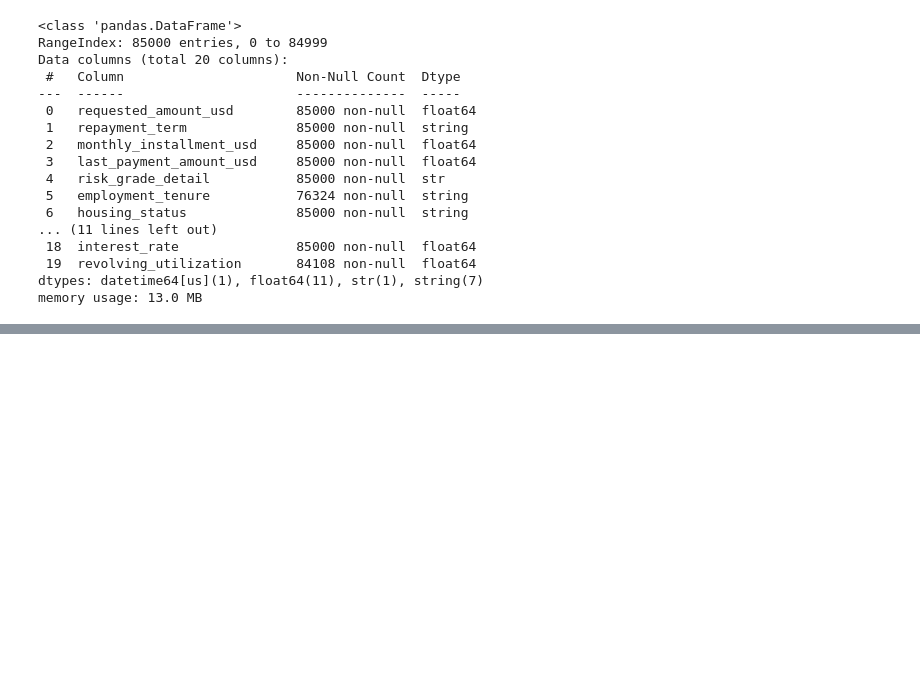
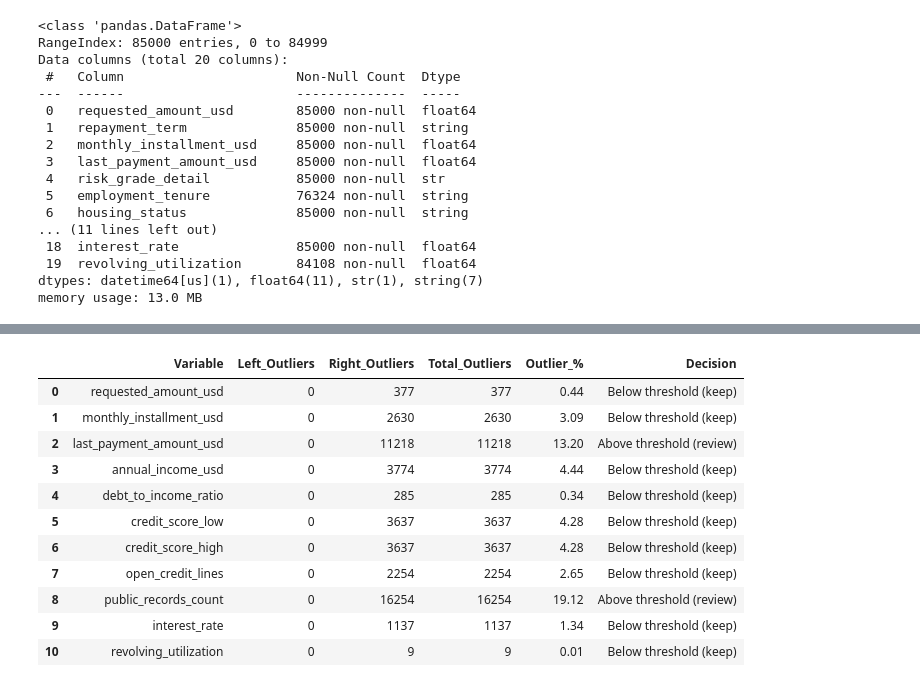
Before and after one commit to JoseAlberto88/Credit-Default-Risk-Analysis, a Jupyter notebook: python/Python_project_group3.ipynb, the cells around one changed output, grey strips where cells are left out. Saved outputs shown, nothing was run; the diff lists cells and outputs as text; code cells hidden in the pictures; blank space fills up the shorter version.

```diff
--- a/python/Python_project_group3.ipynb
+++ b/python/Python_project_group3.ipynb
@@ -687,0 +737,13 @@ apps.select_dtypes(include=['int64', 'float64']).describe()
+# %%
+# Median imputation for numeric columns
+apps['annual_income_usd'] = apps['annual_income_usd'].fillna(
+    apps['annual_income_usd'].median()
+)
+
+apps['debt_to_income_ratio'] = apps['debt_to_income_ratio'].fillna(
+    apps['debt_to_income_ratio'].median()
+)
+
+apps['revolving_utilization'] = apps['revolving_utilization'].fillna(
+    apps['revolving_utilization'].median()
+)
@@ -687,0 +784,3 @@ apps.select_dtypes(include=['int64', 'float64']).describe()
+# %%
+### **Implementation
+apps['employment_tenure'] = apps['employment_tenure'].fillna('unknown')
@@ -687,0 +897,24 @@ apps.select_dtypes(include=['int64', 'float64']).describe()
+# %%
+### Generate Outlier Summary Table
+numeric_cols = [
+        'requested_amount_usd', 'monthly_installment_usd',
+       'last_payment_amount_usd', 'annual_income_usd', 'debt_to_income_ratio',
+       'credit_score_low', 'credit_score_high', 'open_credit_lines',
+       'public_records_count', 'interest_rate', 'revolving_utilization'
+       ]
+
+outlier_table = iqr_outlier_summary(apps, numeric_cols, threshold=0.05)
+outlier_table
+# %% [output]
+|  | Variable | Left_Outliers | Right_Outliers | Total_Outliers | Outlier_% | Decision |
+| 0 | requested_amount_usd | 0 | 377 | 377 | 0.44 | Below threshold (keep) |
+| 1 | monthly_installment_usd | 0 | 2630 | 2630 | 3.09 | Below threshold (keep) |
+| 2 | last_payment_amount_usd | 0 | 11218 | 11218 | 13.20 | Above threshold (review) |
+| 3 | annual_income_usd | 0 | 3774 | 3774 | 4.44 | Below threshold (keep) |
+| 4 | debt_to_income_ratio | 0 | 285 | 285 | 0.34 | Below threshold (keep) |
+| 5 | credit_score_low | 0 | 3637 | 3637 | 4.28 | Below threshold (keep) |
+| 6 | credit_score_high | 0 | 3637 | 3637 | 4.28 | Below threshold (keep) |
+| 7 | open_credit_lines | 0 | 2254 | 2254 | 2.65 | Below threshold (keep) |
+| 8 | public_records_count | 0 | 16254 | 16254 | 19.12 | Above threshold (review) |
+| 9 | interest_rate | 0 | 1137 | 1137 | 1.34 | Below threshold (keep) |
+| 10 | revolving_utilization | 0 | 9 | 9 | 0.01 | Below threshold (keep) |
```
Also changed, not shown: parts of 15 cells of this notebook.
